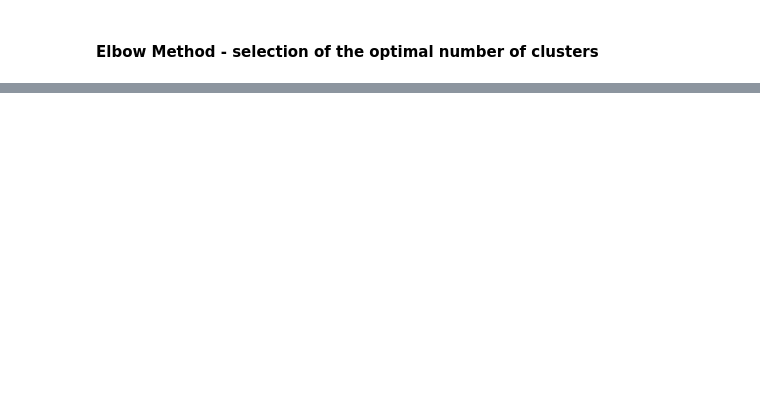
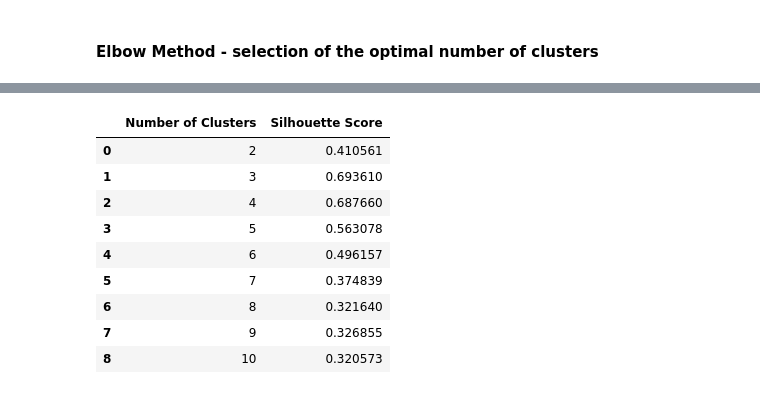
Before and after one commit to davidofitaly/05_clustering_projects, a Jupyter notebook: 01_k_means_clustering_analysis_project.ipynb, the cells around one changed output, grey strips where cells are left out. Cells and saved outputs as stored; diff of their text form; code cells hidden in the pictures; blank space fills up the shorter version.

```diff
--- a/01_k_means_clustering_analysis_project.ipynb
+++ b/01_k_means_clustering_analysis_project.ipynb
@@ -276,0 +280,15 @@ px.line(wcss, x='clusters', y='wcss', width=1000, height=500, title='Within-Clus
+# %%
+from sklearn.metrics import silhouette_score
+
+silhouette_scores = []
+
+# Loop over a range of cluster numbers from 2 to 10
+for n_clusters in range(2, 11):
+
+    cluster = KMeans(n_clusters=n_clusters)
+    labels = cluster.fit_predict(data)
+
+    # Calculate the silhouette score
+    score = silhouette_score(data, labels)
+    silhouette_scores.append(score)
+    print(f'Number of clusters: {n_clusters}, Silhouette Score: {score:.4f}')
@@ -276,0 +305,19 @@ px.line(wcss, x='clusters', y='wcss', width=1000, height=500, title='Within-Clus
+# %%
+# Create a DataFrame to store the number of clusters and corresponding silhouette scores
+df_scores = pd.DataFrame({
+    'Number of Clusters': range(2, 11),
+    'Silhouette Score': silhouette_scores
+})
+
+df_scores
+# %% [output]
+|  | Number of Clusters | Silhouette Score |
+| 0 | 2 | 0.410561 |
+| 1 | 3 | 0.693610 |
+| 2 | 4 | 0.687660 |
+| 3 | 5 | 0.563078 |
+| 4 | 6 | 0.496157 |
+| 5 | 7 | 0.374839 |
+| 6 | 8 | 0.321640 |
+| 7 | 9 | 0.326855 |
+| 8 | 10 | 0.320573 |
```
Also changed, not shown: parts of 17 cells of this notebook.
